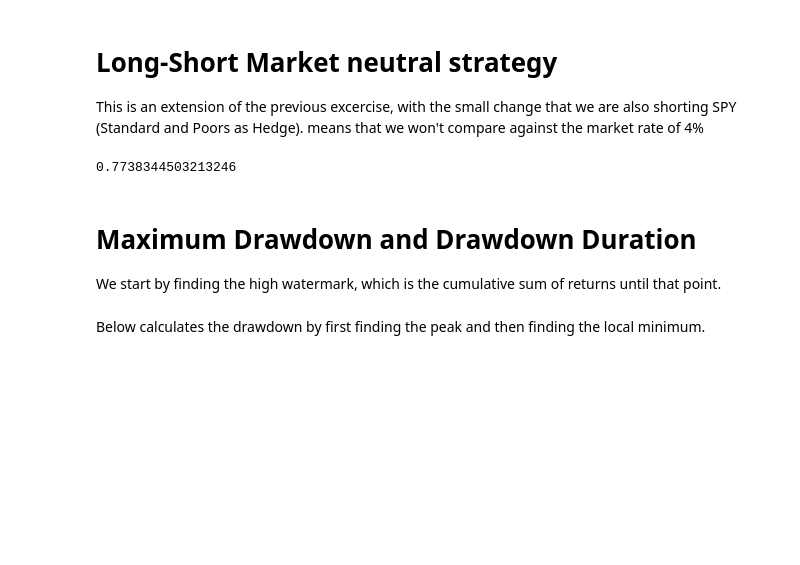
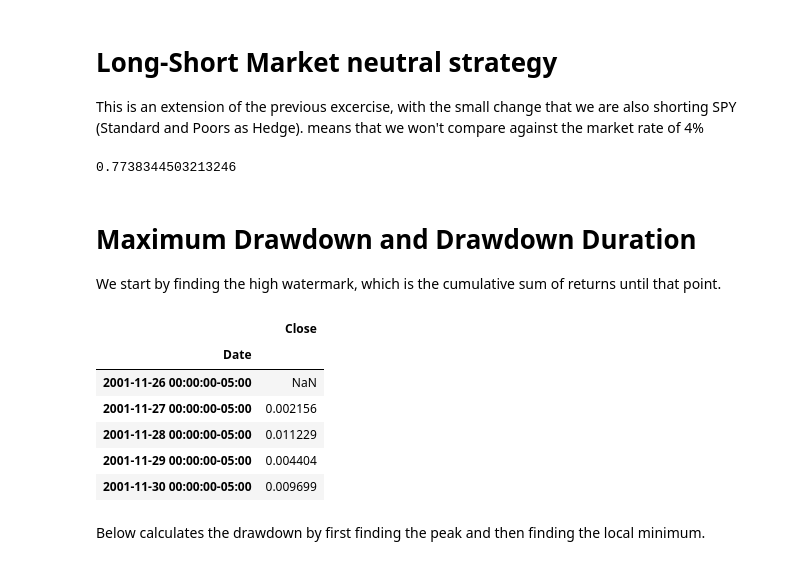
Before and after one commit to marrej/quant-learning, a Jupyter notebook: sharpe-ratio.ipynb, the cells around one changed output. Saved outputs shown, nothing was run; the diff lists cells and outputs as text; code cells hidden in the pictures; blank space fills up the shorter version.

```diff
--- a/sharpe-ratio.ipynb
+++ b/sharpe-ratio.ipynb
@@ -81,4 +83,14 @@ cumulated_ret = np.cumsum(excess_return)
 cumulated_ret = cumulated_ret.to_frame()
+# %%
+cumulated_ret.head(5)
+# %% [output]
+|  | Close |
+| Date |  |
+| 2001-11-26 00:00:00-05:00 | NaN |
+| 2001-11-27 00:00:00-05:00 | 0.002156 |
+| 2001-11-28 00:00:00-05:00 | 0.011229 |
+| 2001-11-29 00:00:00-05:00 | 0.004404 |
+| 2001-11-30 00:00:00-05:00 | 0.009699 |
 # %% [markdown]
 Below calculates the drawdown by first finding the peak and then finding the local minimum.
 # %%
```
Also changed, not shown: parts of 7 cells of this notebook.
